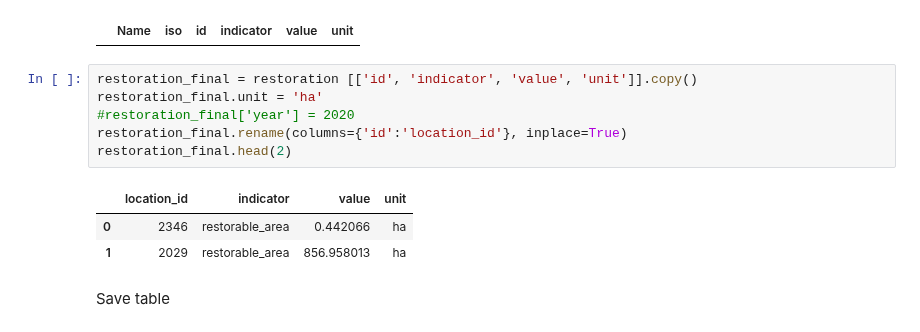
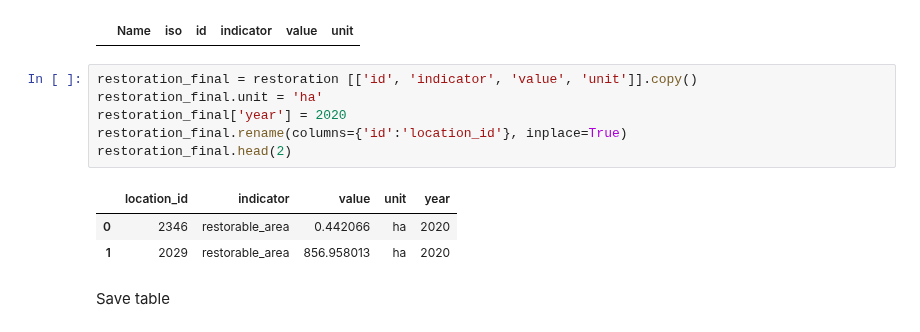
Before and after one commit to Vizzuality/mangrove-atlas, a Jupyter notebook: data/notebooks/Lab/data_processing/widgets-v2/restoration_and_degradation_widget.ipynb, the cells around one changed output. Saved outputs shown, nothing was run; the diff lists cells and outputs as text.

Commit message:
restore year for restoration data

```diff
--- a/data/notebooks/Lab/data_processing/widgets-v2/restoration_and_degradation_widget.ipynb
+++ b/data/notebooks/Lab/data_processing/widgets-v2/restoration_and_degradation_widget.ipynb
@@ -292,13 +300,13 @@ restoration[restoration.id.isna()]
 # %%
 restoration_final = restoration [['id', 'indicator', 'value', 'unit']].copy()
 restoration_final.unit = 'ha'
-#restoration_final['year'] = 2020
+restoration_final['year'] = 2020
 restoration_final.rename(columns={'id':'location_id'}, inplace=True)
 restoration_final.head(2)
 # %% [output]
-|  | location_id | indicator | value | unit |
-| 0 | 2346 | restorable_area | 0.442066 | ha |
-| 1 | 2029 | restorable_area | 856.958013 | ha |
+|  | location_id | indicator | value | unit | year |
+| 0 | 2346 | restorable_area | 0.442066 | ha | 2020 |
+| 1 | 2029 | restorable_area | 856.958013 | ha | 2020 |
 # %% [markdown]
 Save table
 # %%
```
Also changed, not shown: parts of 1 cell of this notebook.
